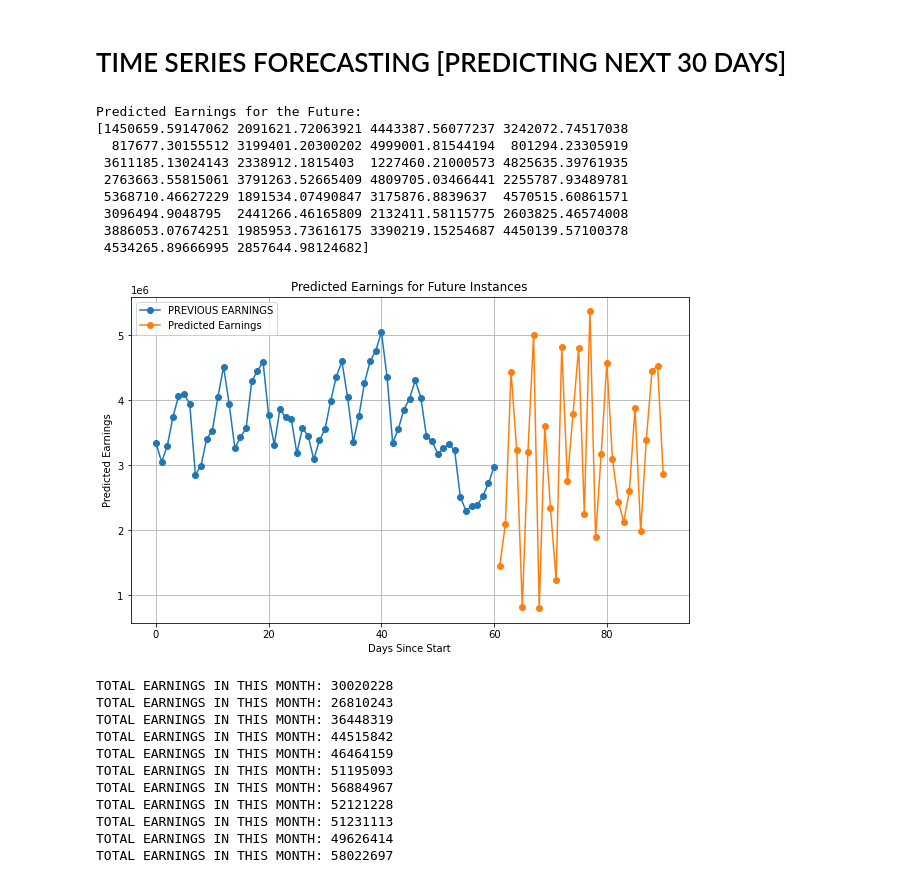
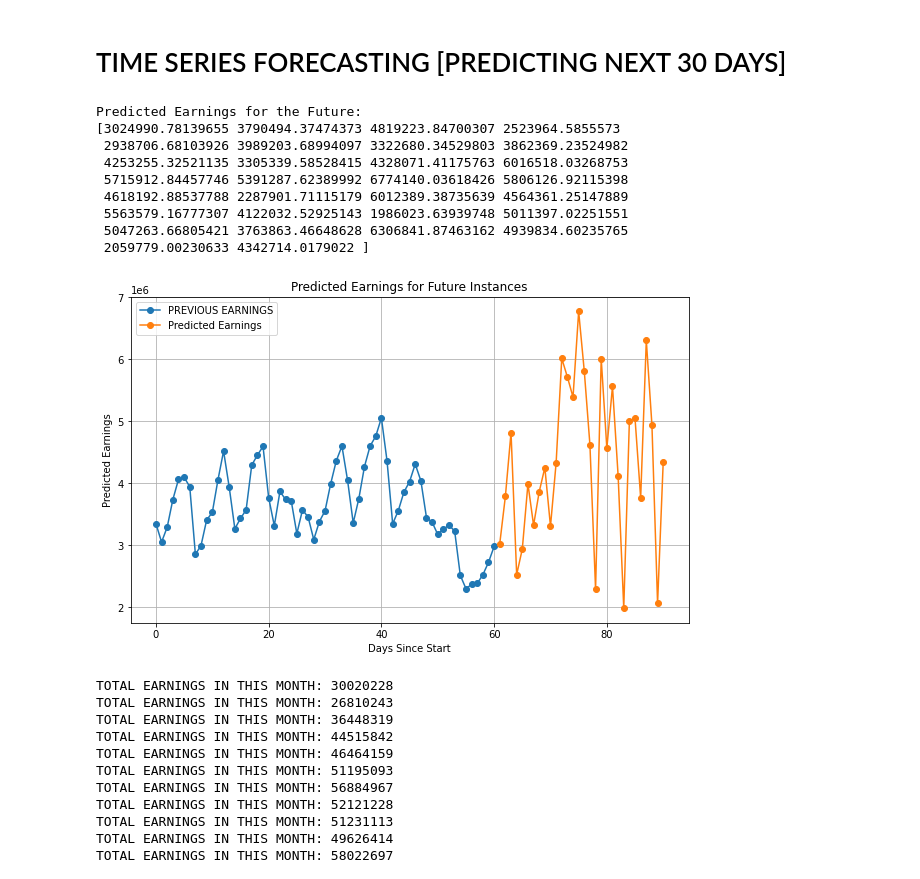
Before and after one commit to NAGSnag/DATA_ANALYSIS, a Jupyter notebook: NYC_RIDES_ANALYSIS.ipynb, the cells around one changed output. Saved outputs shown, nothing was run; the diff lists cells and outputs as text; code cells hidden in the pictures.

```diff
--- a/NYC_RIDES_ANALYSIS.ipynb
+++ b/NYC_RIDES_ANALYSIS.ipynb
@@ -466,42 +439,42 @@ plt.show()
 # %%
 future_data = pd.DataFrame({
     'sincestart': np.arange(max(data['sincestart']) + 1, max(data['sincestart']) + 31),
-    'trip_miles': np.random.uniform(low=avg_data['trip_miles'].min(), high=avg_data['trip_miles'].mean(), size=30),
-    'base_passenger_fare': np.random.uniform(low=avg_data['base_passenger_fare'].min(), high=avg_data['base_passenger_fare'].mean(), size=30),
-    'tolls': np.random.uniform(low=avg_data['tolls'].min(), high=avg_data['tolls'].mean(), size=30),
-    'sales_tax': np.random.uniform(low=avg_data['sales_tax'].min(), high=avg_data['sales_tax'].mean(), size=30),
-    'congestion_surcharge': np.random.uniform(low=avg_data['congestion_surcharge'].min(), high=avg_data['congestion_surcharge'].mean(), size=30),
-    'airport_fee': np.random.uniform(low=avg_data['airport_fee'].min(), high=avg_data['airport_fee'].mean(), size=30),
-    'tips': np.random.uniform(low=avg_data['tips'].min(), high=avg_data['tips'].mean(), size=30),
-    'driver_pay': np.random.uniform(low=avg_data['driver_pay'].min(), high=avg_data['driver_pay'].mean(), size=30)
+    'trip_miles': np.random.uniform(low=avg_data['trip_miles'].mean(), high=avg_data['trip_miles'].max(), size=30),
+    'base_passenger_fare': np.random.uniform(low=avg_data['base_passenger_fare'].mean(), high=avg_data['base_passenger_fare'].max(), size=30),
+    'tolls': np.random.uniform(low=avg_data['tolls'].mean(), high=avg_data['tolls'].max(), size=30),
+    'sales_tax': np.random.uniform(low=avg_data['sales_tax'].mean(), high=avg_data['sales_tax'].max(), size=30),
+    'congestion_surcharge': np.random.uniform(low=avg_data['congestion_surcharge'].mean(), high=avg_data['congestion_surcharge'].max(), size=30),
+    'airport_fee': np.random.uniform(low=avg_data['airport_fee'].mean(), high=avg_data['airport_fee'].max(), size=30),
+    'tips': np.random.uniform(low=avg_data['tips'].mean(), high=avg_data['tips'].max(), size=30),
+    'driver_pay': np.random.uniform(low=avg_data['driver_pay'].mean(), high=avg_data['driver_pay'].max(), size=30)
 })
 
 future_predictions = model.predict(future_data[features])
 
 print("Predicted Earnings for the Future:")
 print(future_predictions)
 plt.figure(figsize=(10, 6))
 plt.plot(avg_data['sincestart'], avg_data['uber_earnings'], marker='o', label='PREVIOUS EARNINGS')
 plt.plot(future_data['sincestart'], future_predictions, marker='o', label='Predicted Earnings')
 
 plt.title('Predicted Earnings for Future Instances')
 plt.xlabel('Days Since Start')
 plt.ylabel('Predicted Earnings')
 plt.legend()
 plt.grid(True)
 
 plt.show()
 # %% [output]
 Predicted Earnings for the Future:
-[1450659.59147062 2091621.72063921 4443387.56077237 3242072.74517038
-  817677.30155512 3199401.20300202 4999001.81544194  801294.23305919
- 3611185.13024143 2338912.1815403  1227460.21000573 4825635.39761935
- 2763663.55815061 3791263.52665409 4809705.03466441 2255787.93489781
- 5368710.46627229 1891534.07490847 3175876.8839637  4570515.60861571
- 3096494.9048795  2441266.46165809 2132411.58115775 2603825.46574008
- 3886053.07674251 1985953.73616175 3390219.15254687 4450139.57100378
- 4534265.89666995 2857644.98124682]
+[3024990.78139655 3790494.37474373 4819223.84700307 2523964.5855573
+ 2938706.68103926 3989203.68994097 3322680.34529803 3862369.23524982
+ 4253255.32521135 3305339.58528415 4328071.41175763 6016518.03268753
+ 5715912.84457746 5391287.62389992 6774140.03618426 5806126.92115398
+ 4618192.88537788 2287901.71115179 6012389.38735639 4564361.25147889
+ 5563579.16777307 4122032.52925143 1986023.63939748 5011397.02251551
+ 5047263.66805421 3763863.46648628 6306841.87463162 4939834.60235765
+ 2059779.00230633 4342714.0179022 ]
-[figure, old version]
+[figure, new version]
 # %%
 import datetime
 startTime = datetime.datetime.now()
```
Also changed, not shown: parts of 6 cells of this notebook.
